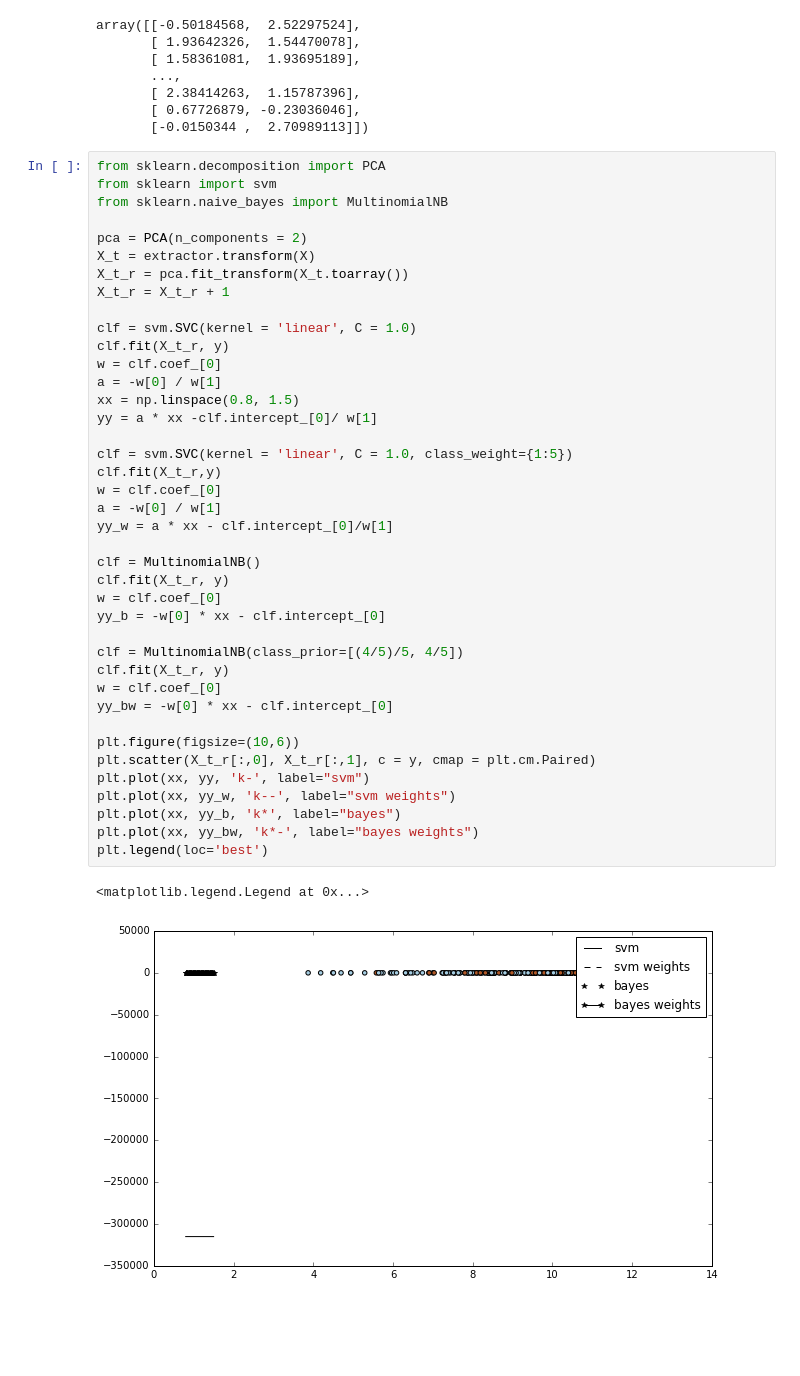
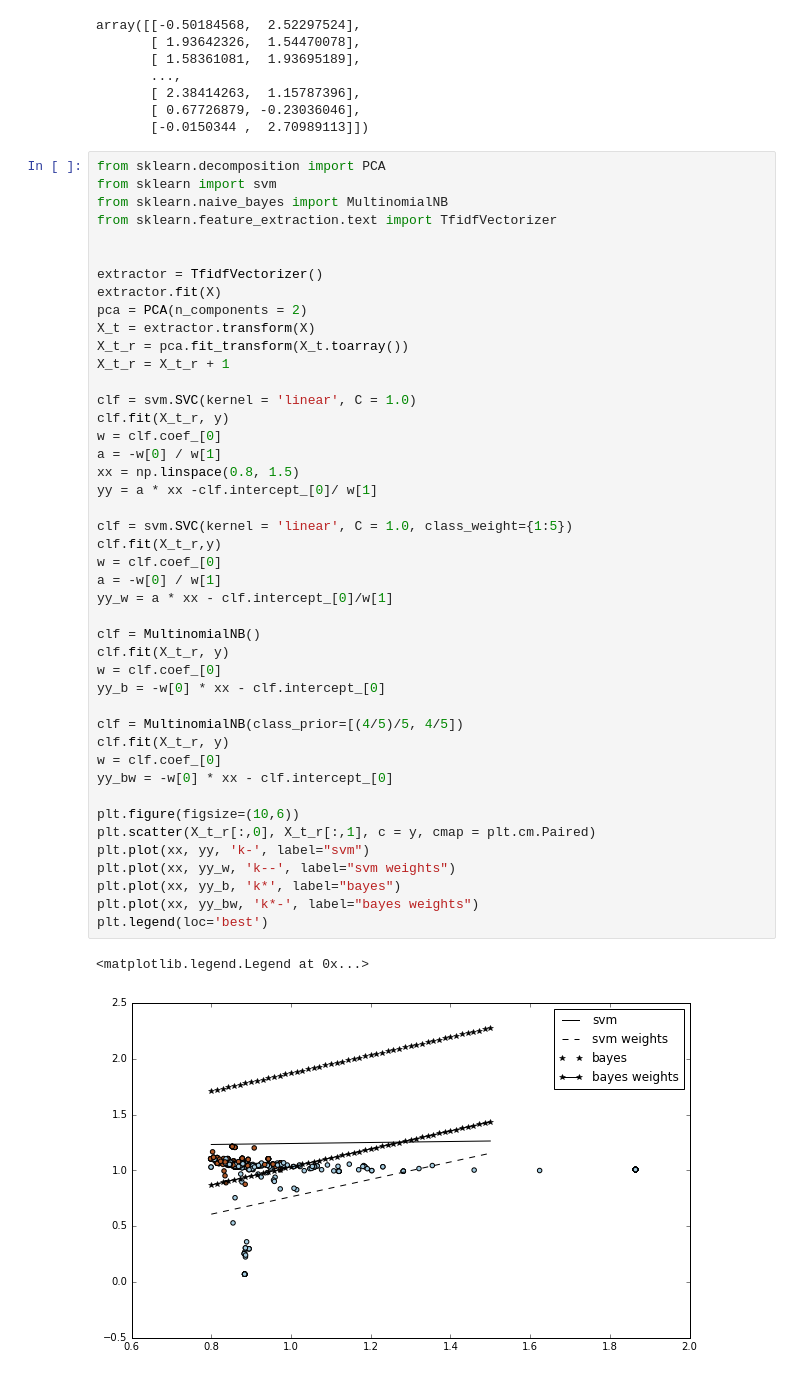
Before and after one commit to borjaeg/thete, a Jupyter notebook: Paper Discards.ipynb, the cells around one changed output. Cells and saved outputs as stored; diff of their text form; blank space fills up the shorter version.

```diff
--- a/Paper Discards.ipynb
+++ b/Paper Discards.ipynb
@@ -408,7 +408,11 @@ array([[-0.50184568,  2.52297524],
 from sklearn.decomposition import PCA
 from sklearn import svm
 from sklearn.naive_bayes import MultinomialNB
+from sklearn.feature_extraction.text import TfidfVectorizer
 
+
+extractor = TfidfVectorizer()
+extractor.fit(X)
 pca = PCA(n_components = 2)
 X_t = extractor.transform(X)
 X_t_r = pca.fit_transform(X_t.toarray())
@@ -419,34 +423,34 @@ clf.fit(X_t_r, y)
 w = clf.coef_[0]
 a = -w[0] / w[1]
 xx = np.linspace(0.8, 1.5)
 yy = a * xx -clf.intercept_[0]/ w[1]
 
 clf = svm.SVC(kernel = 'linear', C = 1.0, class_weight={1:5})
 clf.fit(X_t_r,y)
 w = clf.coef_[0]
 a = -w[0] / w[1]
 yy_w = a * xx - clf.intercept_[0]/w[1]
 
 clf = MultinomialNB()
 clf.fit(X_t_r, y)
 w = clf.coef_[0]
 yy_b = -w[0] * xx - clf.intercept_[0]
 
 clf = MultinomialNB(class_prior=[(4/5)/5, 4/5])
 clf.fit(X_t_r, y)
 w = clf.coef_[0]
 yy_bw = -w[0] * xx - clf.intercept_[0]
 
 plt.figure(figsize=(10,6))
 plt.scatter(X_t_r[:,0], X_t_r[:,1], c = y, cmap = plt.cm.Paired)
 plt.plot(xx, yy, 'k-', label="svm")
 plt.plot(xx, yy_w, 'k--', label="svm weights")
 plt.plot(xx, yy_b, 'k*', label="bayes")
 plt.plot(xx, yy_bw, 'k*-', label="bayes weights")
 plt.legend(loc='best')
 # %% [output]
 <matplotlib.legend.Legend at 0x...>
-[figure, old version]
+[figure, new version]
 # %%
 from sklearn.feature_selection import SelectKBest
 from sklearn import svm
```
Also changed, not shown: parts of 3 cells of this notebook.
